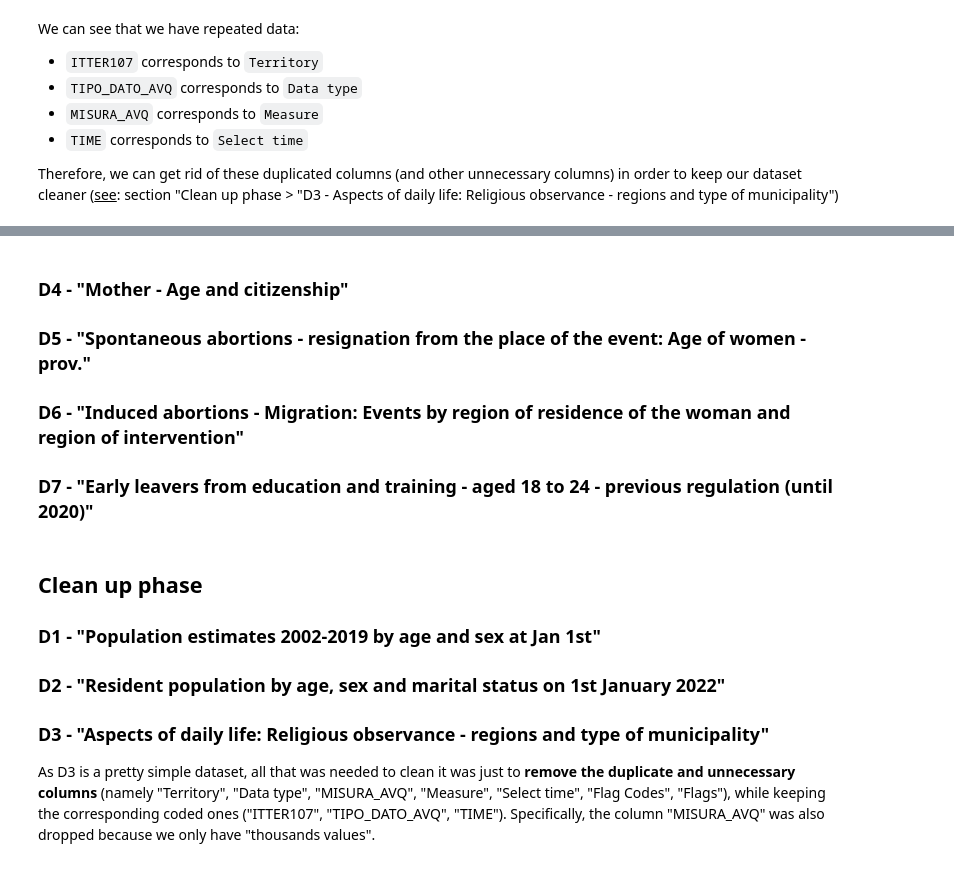
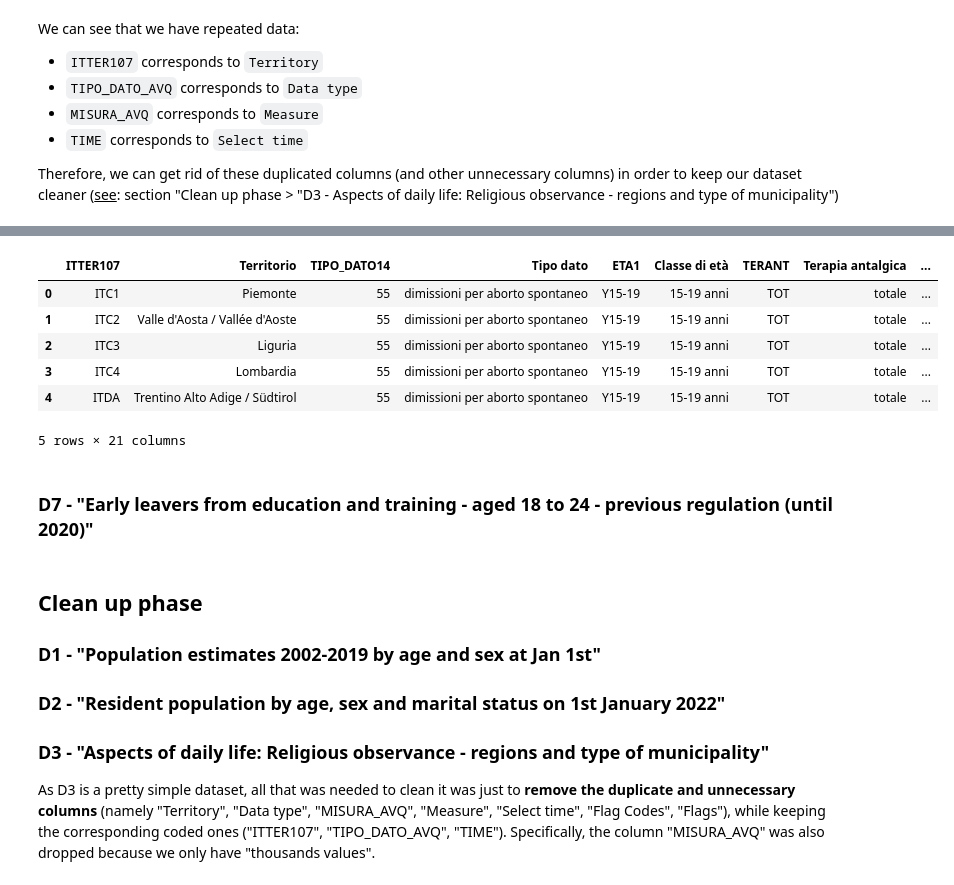
Before and after one commit to OrsolaMBorrini/blessedfruit, a Jupyter notebook: documentation/srcDB_doc.ipynb, the cells around one changed output, grey strips where cells are left out. Drawn from its saved outputs; the diff is of its cells as text; code cells hidden in the pictures.

```diff
--- a/documentation/srcDB_doc.ipynb
+++ b/documentation/srcDB_doc.ipynb
@@ -192,7 +262,16 @@ Therefore, we can get rid of these duplicated columns (and other unnecessary col
+# %%
+srcAbortions = read_csv("../data/srcDS/D5Pregnancy/D5-2017-Pregnancy.csv", keep_default_na=False)
+srcAbortions [:5]
+# %% [output]
+|  | ITTER107 | Territorio | TIPO_DATO14 | Tipo dato | ETA1 | Classe di età | TERANT | Terapia antalgica | ... |
+| 0 | ITC1 | Piemonte | 55 | dimissioni per aborto spontaneo | Y15-19 | 15-19 anni | TOT | totale | ... |
+| 1 | ITC2 | Valle d'Aosta / Vallée d'Aoste | 55 | dimissioni per aborto spontaneo | Y15-19 | 15-19 anni | TOT | totale | ... |
+| 2 | ITC3 | Liguria | 55 | dimissioni per aborto spontaneo | Y15-19 | 15-19 anni | TOT | totale | ... |
+| 3 | ITC4 | Lombardia | 55 | dimissioni per aborto spontaneo | Y15-19 | 15-19 anni | TOT | totale | ... |
+| 4 | ITDA | Trentino Alto Adige / Südtirol | 55 | dimissioni per aborto spontaneo | Y15-19 | 15-19 anni | TOT | totale | ... |
+5 rows × 21 columns
 # %% [markdown]
-### D4 - "Mother - Age and citizenship"
-### D5 - "Spontaneous abortions - resignation from the place of the event: Age of women - prov."
-### D6 - "Induced abortions - Migration: Events by region of residence of the woman and region of intervention"
+
 ### D7 - "Early leavers from education and training - aged 18 to 24 - previous regulation (until 2020)"
 # %% [markdown]
 ## Clean up phase
```
Also changed, not shown: parts of 16 cells of this notebook, 52 other files.
